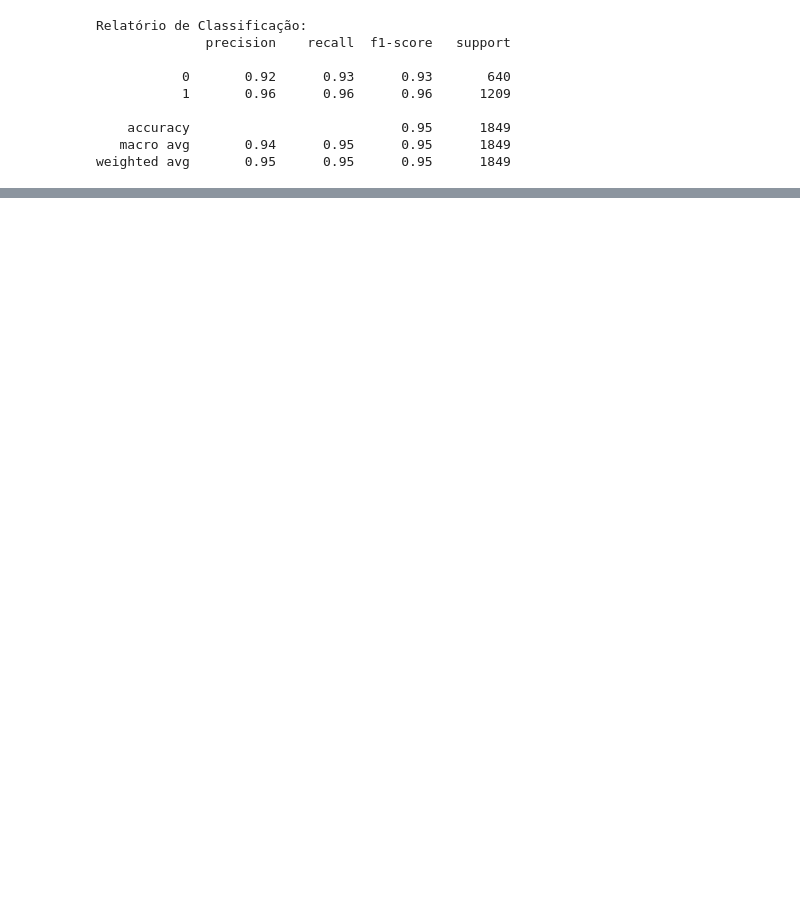
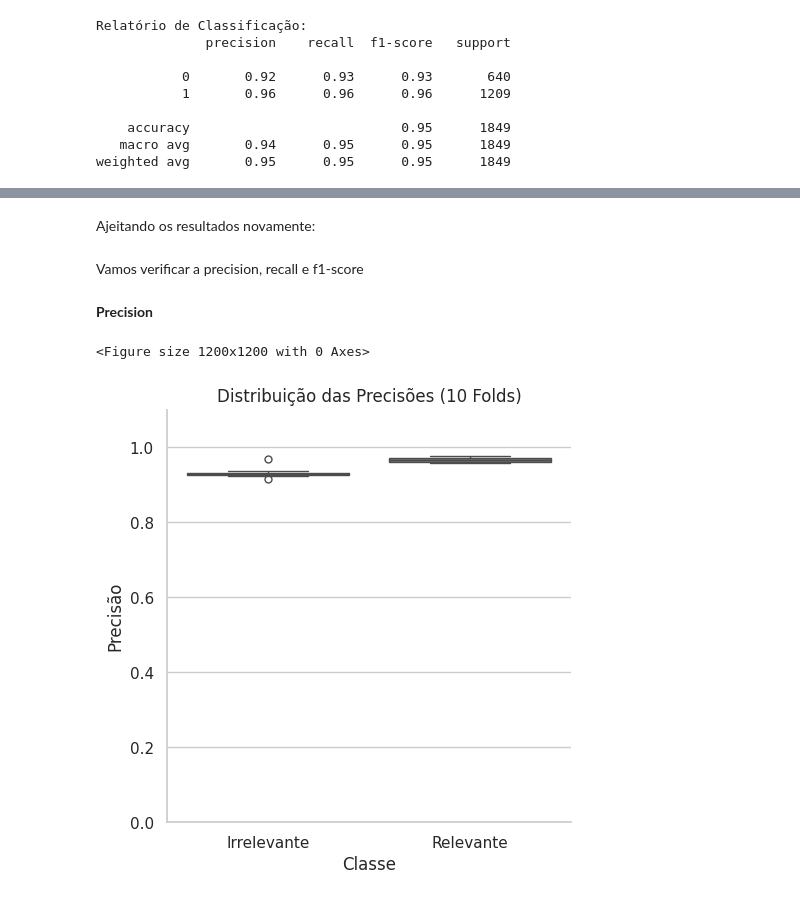
Before and after one commit to PedroSchmalz/FLP0478, a Jupyter notebook: book/aulas/aula8/aula8.ipynb, the cells around one changed output, grey strips where cells are left out. Cells and saved outputs as stored; diff of their text form; code cells hidden in the pictures; blank space fills up the shorter version.

```diff
--- a/book/aulas/aula8/aula8.ipynb
+++ b/book/aulas/aula8/aula8.ipynb
@@ -834,0 +722,11 @@ Agora sim conseguimos ver com mais clareza o que está acontecendo: Nos textos r
+# %%
+# Divide os dados em features (X) e target (y)
+X = df_ex['texto_processado']
+y = df_ex['relevant']
+
+# Desempacotando cada parte com o train_test_split
+
+X_treino, X_teste, y_treino, y_teste = train_test_split(X, # Vetor de variáveis explicativas
+                                                        y, # Target (Ou Var. Dep.)
+                                                        test_size=0.2, # Porcentagem que vai ficar para teste (20%)
+                                                        random_state=42) # Seed para garantir a estabilidade dos resultados
@@ -834,0 +737,5 @@ Agora sim conseguimos ver com mais clareza o que está acontecendo: Nos textos r
+# %%
+for i, (train_index, test_index) in enumerate(kf.split(X_treino)):
+  print(f"Dobra (Fold) {i}:")
+  print(f"  Treino: tamanho={len(train_index)}")
+  print(f"  Teste:  tamanho={len(test_index)}")
@@ -834,0 +854,32 @@ Agora sim conseguimos ver com mais clareza o que está acontecendo: Nos textos r
+# %% [markdown]
+Ajeitando os resultados novamente:
+# %%
+def condicao(x):
+    if x == 1:
+        return "Relevante"
+    else:
+        return "Irrelevante"
+
+
+resultados['Classe'] = resultados['Classe'].apply(condicao)
+# %% [markdown]
+Vamos verificar a precision, recall e f1-score
+# %% [markdown]
+**Precision**
+# %%
+# Configure o estilo do Seaborn (opcional)
+sns.set(style="whitegrid")
+
+plt.figure(figsize=(12, 12))  # Ajuste o tamanho do gráfico, se necessário
+sns.catplot(data=resultados, x="Classe", y="Precision", kind="box")
+sns.despine()
+
+plt.ylabel("Precisão")
+plt.xlabel("Classe")
+plt.title("Distribuição das Precisões (10 Folds)")
+plt.ylim(0, 1.1)
+
+plt.show()
+# %% [output]
+<Figure size 1200x1200 with 0 Axes>
+[figure, added]
```
Also changed, not shown: parts of 197 cells of this notebook, 3 other files.
